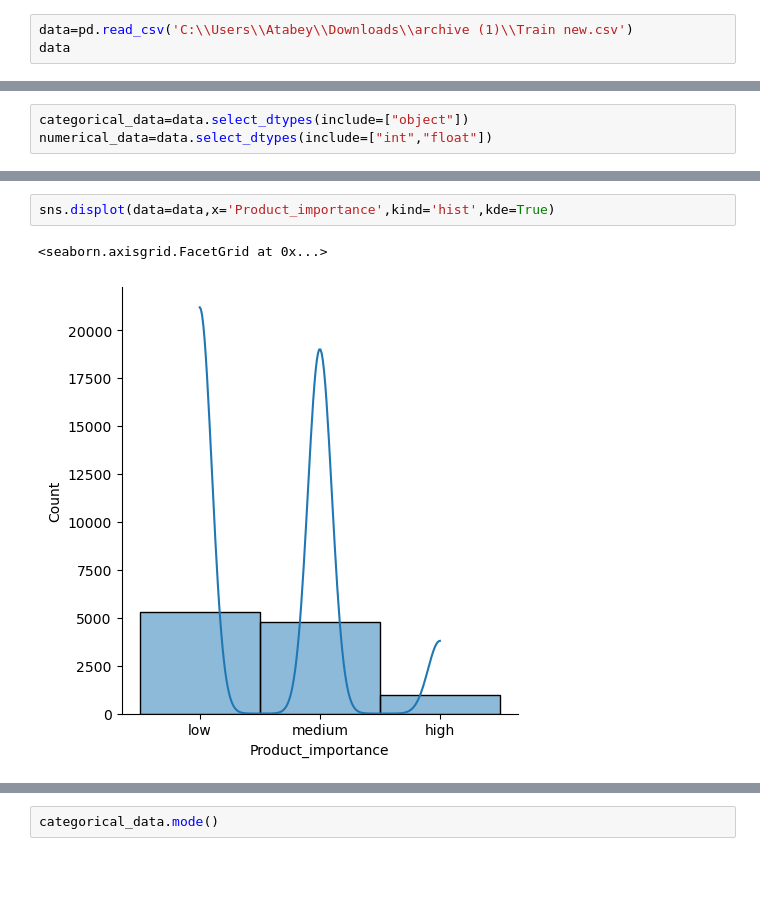
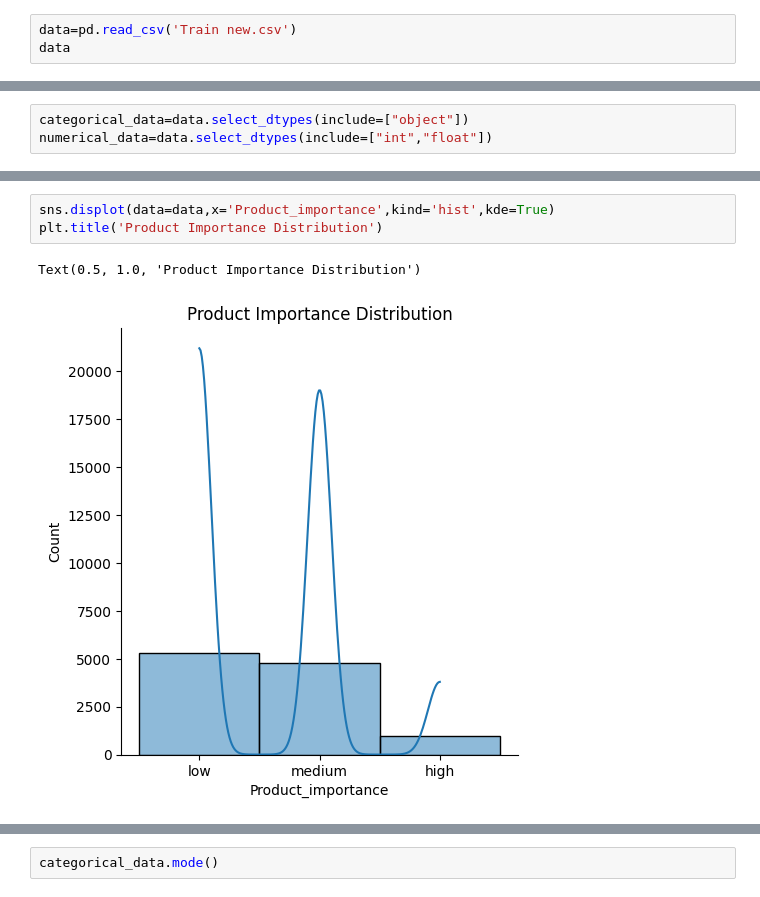
Before and after one commit to Atabeydem/477_Project, a Jupyter notebook: CE 477.ipynb, the cells around one changed output, grey strips where cells are left out. Drawn from its saved outputs; the diff is of its cells as text; blank space fills up the shorter version.

```diff
--- a/CE 477.ipynb
+++ b/CE 477.ipynb
@@ -22,7 +22,7 @@ import pandas as pd
 import matplotlib.pyplot as plt
 import seaborn as sns
 # %%
-data=pd.read_csv('C:\\Users\\Atabey\\Downloads\\archive (1)\\Train new.csv')
+data=pd.read_csv('Train new.csv')
 data
 # %% [output]
 |  | ID | Warehouse_block | Mode_of_Shipment | Customer_care_calls | Customer_rating | Cost_of_the_Product | ... |
@@ -101,8 +109,9 @@ sns.boxplot(data=data,x='Reached_on_time',ax=axes[2][1])
 # %%
 sns.displot(data=data,x='Product_importance',kind='hist',kde=True)
+plt.title('Product Importance Distribution')
 # %% [output]
-<seaborn.axisgrid.FacetGrid at 0x...>
+Text(0.5, 1.0, 'Product Importance Distribution')
-[figure, old version]
+[figure, new version]
 # %%
 fig, axes =plt.subplots(1,4,figsize=(20,6))
 sns.countplot(data=data,x='Warehouse_block',ax=axes[0])
```
Also changed, not shown: parts of 5 cells of this notebook.
